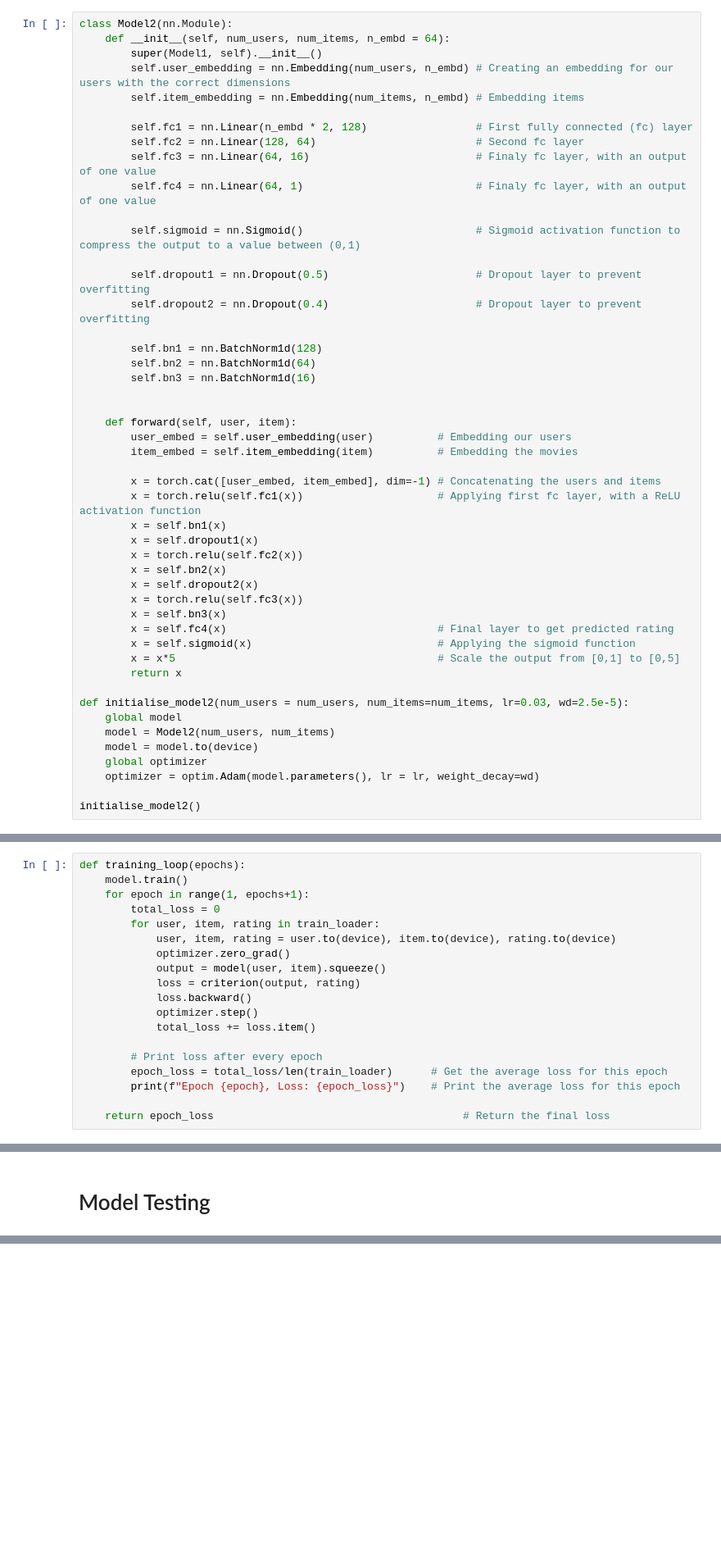
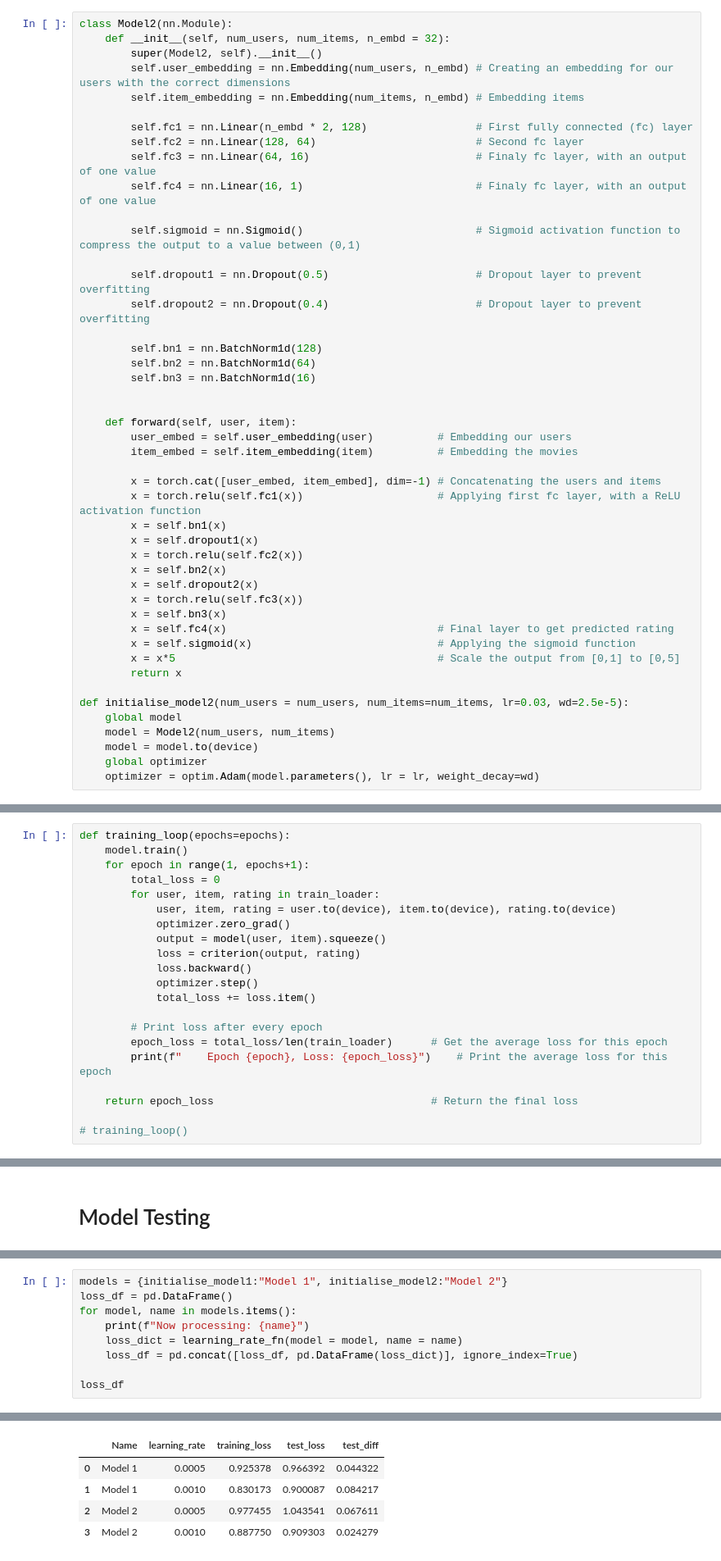
Before and after one commit to scottpitcher/Customer_RecommendationSystem, a Jupyter notebook: model_tuning.ipynb, the cells around one changed output, grey strips where cells are left out. Shown at 82% size. Cells and saved outputs as stored; diff of their text form; blank space fills up the shorter version.

```diff
--- a/model_tuning.ipynb
+++ b/model_tuning.ipynb
@@ -131,15 +137,15 @@ initialise_model1()
 - 3 Batch Norms
 # %%
 class Model2(nn.Module):
-    def __init__(self, num_users, num_items, n_embd = 64):
-        super(Model1, self).__init__()
+    def __init__(self, num_users, num_items, n_embd = 32):
+        super(Model2, self).__init__()
         self.user_embedding = nn.Embedding(num_users, n_embd) # Creating an embedding for our users with the correct dimensions
         self.item_embedding = nn.Embedding(num_items, n_embd) # Embedding items
 
         self.fc1 = nn.Linear(n_embd * 2, 128)                 # First fully connected (fc) layer
         self.fc2 = nn.Linear(128, 64)                         # Second fc layer
         self.fc3 = nn.Linear(64, 16)                          # Finaly fc layer, with an output of one value
-        self.fc4 = nn.Linear(64, 1)                           # Finaly fc layer, with an output of one value
+        self.fc4 = nn.Linear(16, 1)                           # Finaly fc layer, with an output of one value
 
         self.sigmoid = nn.Sigmoid()                           # Sigmoid activation function to compress the output to a value between (0,1)
 
@@ -175,5 +181,3 @@ def initialise_model2(num_users = num_users, num_items=num_items, lr=0.03, wd=2.
     model = model.to(device)
     global optimizer
     optimizer = optim.Adam(model.parameters(), lr = lr, weight_decay=wd)
-
-initialise_model2()
@@ -180,5 +186,5 @@ initialise_model2()
 # %%
-def training_loop(epochs):
+def training_loop(epochs=epochs):
     model.train()
     for epoch in range(1, epochs+1):
         total_loss = 0
@@ -193,6 +199,8 @@ def training_loop(epochs):
 
         # Print loss after every epoch
         epoch_loss = total_loss/len(train_loader)      # Get the average loss for this epoch
-        print(f"Epoch {epoch}, Loss: {epoch_loss}")    # Print the average loss for this epoch
+        print(f"    Epoch {epoch}, Loss: {epoch_loss}")    # Print the average loss for this epoch
 
-    return epoch_loss                                       # Return the final loss
+    return epoch_loss                                  # Return the final loss
+
+# training_loop()
@@ -215,0 +248,10 @@ def validation_loop():
+# %%
+models = {initialise_model1:"Model 1", initialise_model2:"Model 2"}
+loss_df = pd.DataFrame()
+for model, name in models.items():
+    print(f"Now processing: {name}")
+    loss_dict = learning_rate_fn(model = model, name = name)
+    loss_df = pd.concat([loss_df, pd.DataFrame(loss_dict)], ignore_index=True)
+
+loss_df
+# %% [output]
@@ -215,0 +275,5 @@ def validation_loop():
+|  | Name | learning_rate | training_loss | test_loss | test_diff |
+| 0 | Model 1 | 0.0005 | 0.925378 | 0.966392 | 0.044322 |
+| 1 | Model 1 | 0.0010 | 0.830173 | 0.900087 | 0.084217 |
+| 2 | Model 2 | 0.0005 | 0.977455 | 1.043541 | 0.067611 |
+| 3 | Model 2 | 0.0010 | 0.887750 | 0.909303 | 0.024279 |
```
Also changed, not shown: parts of 19 cells of this notebook, 1 other file.
